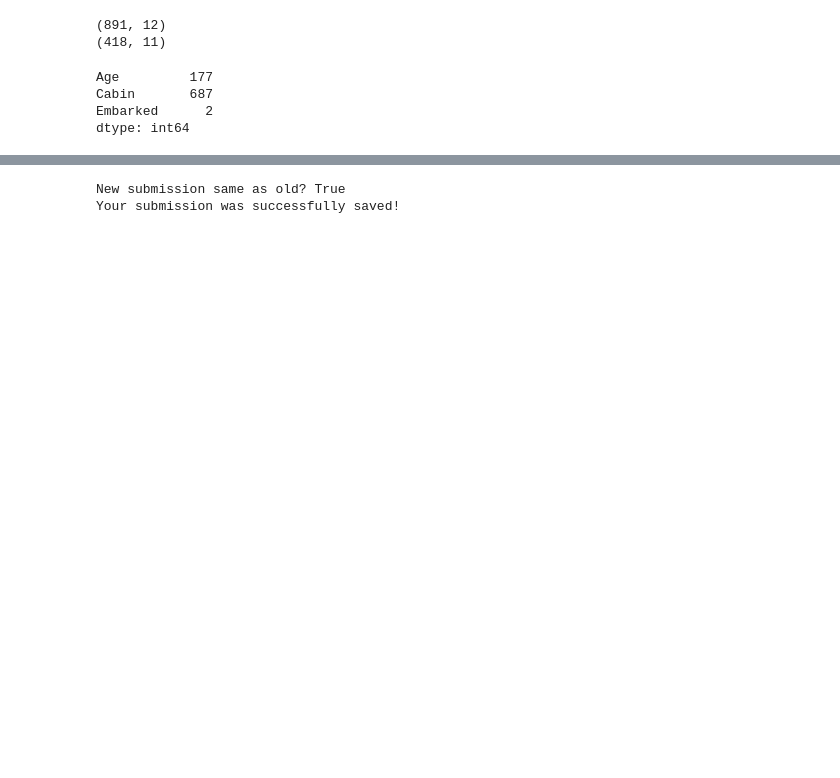
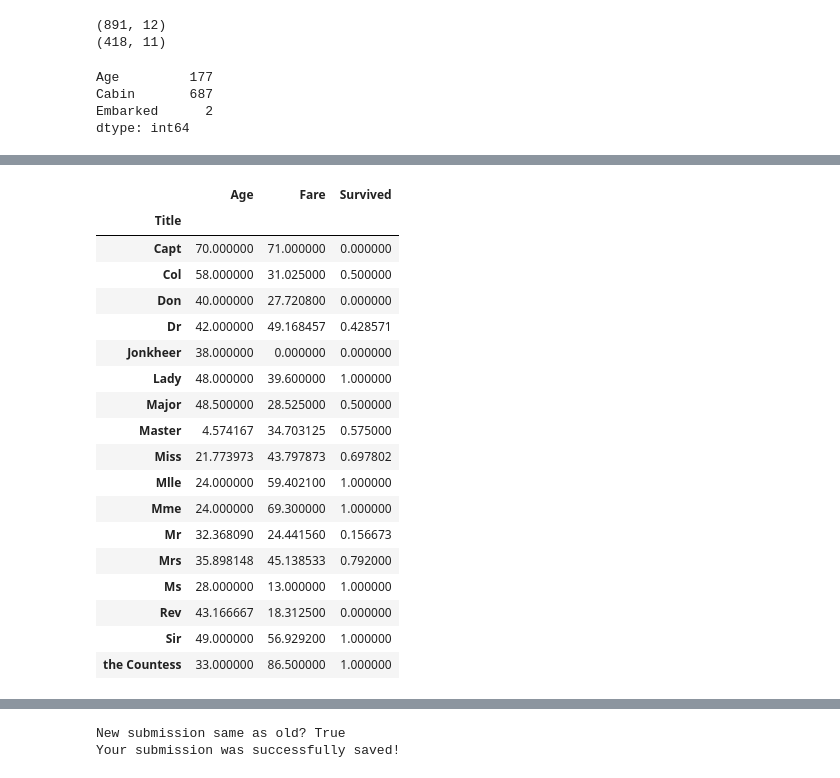
Before and after one commit to tomislavrekic/MLOps-Testing, a Jupyter notebook: src/titanic.ipynb, the cells around one changed output, grey strips where cells are left out. Drawn from its saved outputs; the diff is of its cells as text; code cells hidden in the pictures; blank space fills up the shorter version.

```diff
--- a/src/titanic.ipynb
+++ b/src/titanic.ipynb
@@ -38 +80,24 @@ dtype: int64
+# %%
+df = train_df[['Title', 'Age', 'Fare', 'Survived']].groupby('Title').mean()
+df
+# %% [output]
+|  | Age | Fare | Survived |
+| Title |  |  |  |
+| Capt | 70.000000 | 71.000000 | 0.000000 |
+| Col | 58.000000 | 31.025000 | 0.500000 |
+| Don | 40.000000 | 27.720800 | 0.000000 |
+| Dr | 42.000000 | 49.168457 | 0.428571 |
+| Jonkheer | 38.000000 | 0.000000 | 0.000000 |
+| Lady | 48.000000 | 39.600000 | 1.000000 |
+| Major | 48.500000 | 28.525000 | 0.500000 |
+| Master | 4.574167 | 34.703125 | 0.575000 |
+| Miss | 21.773973 | 43.797873 | 0.697802 |
+| Mlle | 24.000000 | 59.402100 | 1.000000 |
+| Mme | 24.000000 | 69.300000 | 1.000000 |
+| Mr | 32.368090 | 24.441560 | 0.156673 |
+| Mrs | 35.898148 | 45.138533 | 0.792000 |
+| Ms | 28.000000 | 13.000000 | 1.000000 |
+| Rev | 43.166667 | 18.312500 | 0.000000 |
+| Sir | 49.000000 | 56.929200 | 1.000000 |
+| the Countess | 33.000000 | 86.500000 | 1.000000 |
 # %%
```
Also changed, not shown: parts of 8 cells of this notebook, 2 other files.
